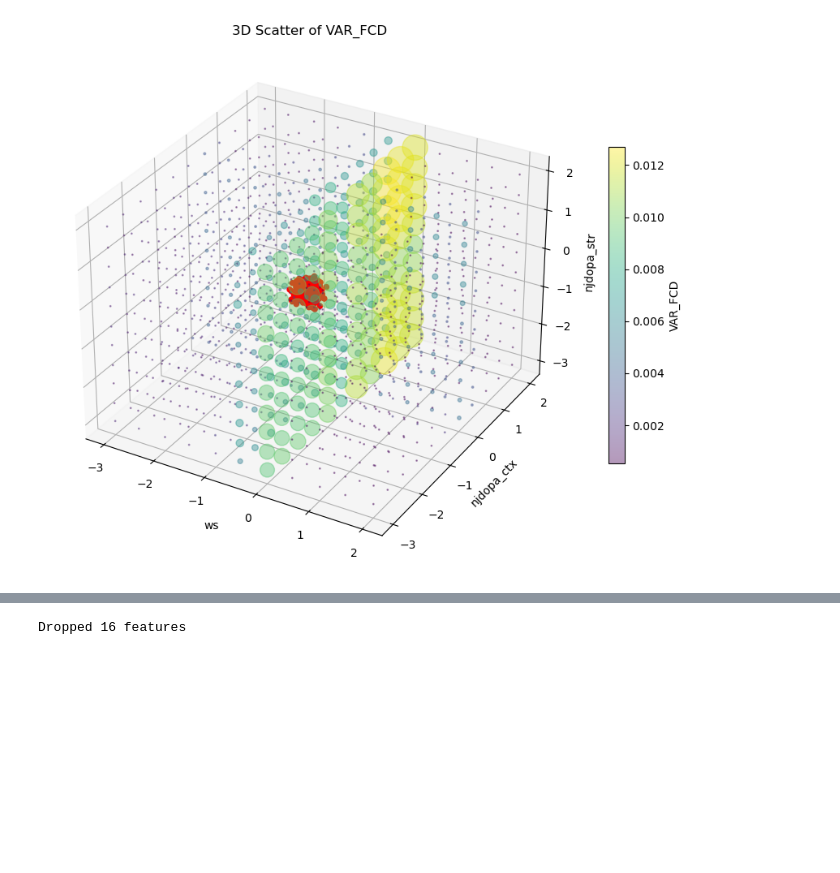
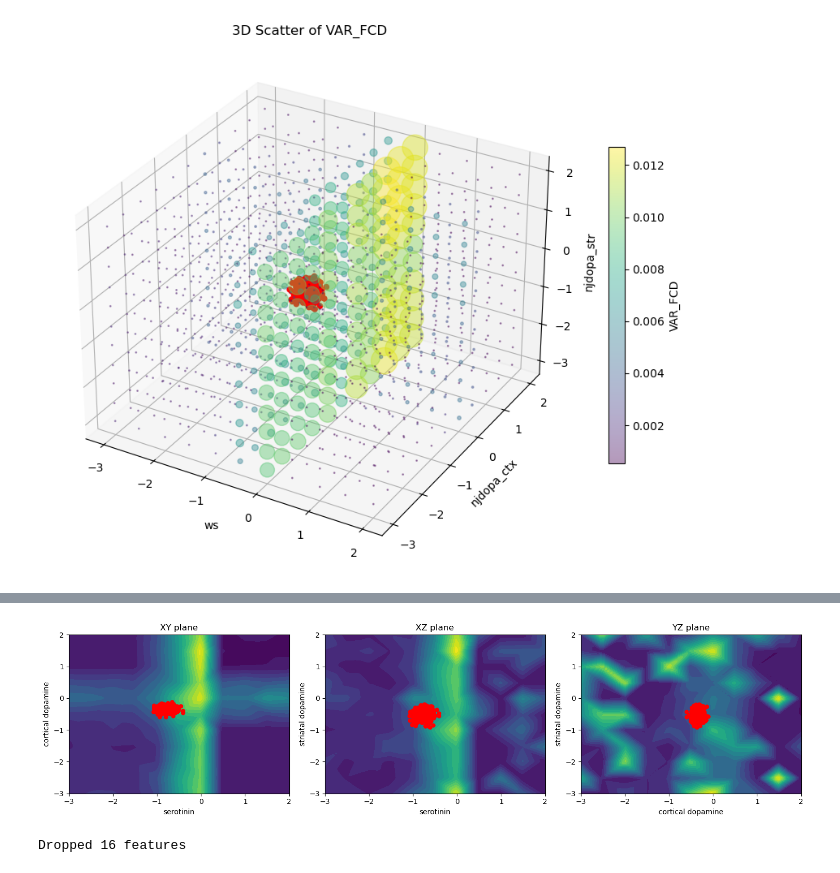
Before and after one commit to giapre/scadv, a Jupyter notebook: notebooks/make_patient_figures.ipynb, the cells around one changed output, grey strips where cells are left out. Saved outputs shown, nothing was run; the diff lists cells and outputs as text; code cells hidden in the pictures; blank space fills up the shorter version.

```diff
--- a/notebooks/make_patient_figures.ipynb
+++ b/notebooks/make_patient_figures.ipynb
@@ -269,3 +366,17 @@ basic_3d_sweep_plot_with_planes(sweep_df, ppc_df, p1_name,
+# %%
+p1_name = 'ws'
+p2_name = 'njdopa_ctx'
+p3_name = 'njdopa_str'
+vars_x_dic = {'ws': 'serotinin', 'njdopa_ctx': 'cortical dopamine', 'njdopa_str': 'striatal dopamine'}
+params = [p1_name, p2_name, p3_name]
+sweep_df_log = sweep_df.copy()
+sweep_df_log[params] = np.log10(sweep_df[params])
+ppc_df_log = ppc_df.copy()
+ppc_df_log[params] = np.log10(ppc_df[params])
+var_to_plot = 'VAR_FCD'
+plot_2d_projections_from_3d_sweep(sweep_df_log, ppc_df_log, p1_name, p2_name, p3_name, var_to_plot, vars_x_dic, cmap='viridis')
+# %% [output]
+[figure, added]
 # %%
 from analysis_utils import drop_high_corr_features
 from sklearn.decomposition import PCA
```
Also changed, not shown: parts of 9 cells of this notebook, 1 other file.
